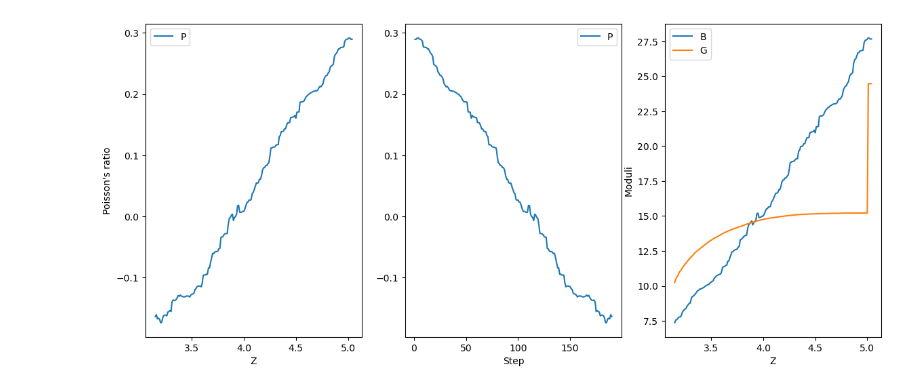
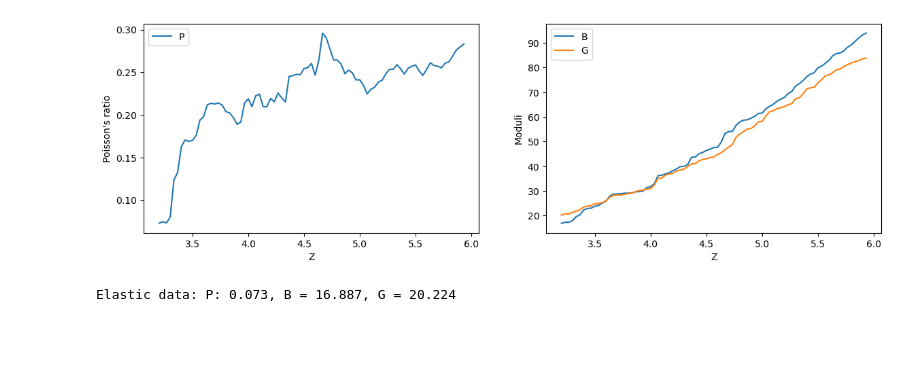
Before and after one commit to Shteingolts/auxetic_optimizer, a Jupyter notebook: test.ipynb, the cells around one changed output. Cells and saved outputs as stored; diff of their text form; code cells hidden in the pictures; blank space fills up the shorter version.

```diff
--- a/test.ipynb
+++ b/test.ipynb
@@ -12,21 +31,59 @@ opt_history = main.load_optimization_log(os.path.join(opt_dir, "optimization_log
 # %%
-steps = [i+1 for i in range(len(opt_history))]
-Bs = [step.dG.bulk_modulus for step in opt_history]
-Gs = [step.dG.shear_modulus for step in opt_history]
-Ps = [step.dG.p_ratio for step in opt_history]
-Zs = [step.network.coordination_number for step in opt_history]
+def plot_opt_history(log_dir: str, log_file:str = "optimization_log.pkl"):
+    opt_history = main.load_optimization_log(os.path.join(log_dir, log_file))
+    steps = [i+1 for i in range(len(opt_history))]
+    Bs = [step.dG.bulk_modulus for step in opt_history]
+    Gs = [step.dG.shear_modulus for step in opt_history]
+    Ps = [step.dG.p_ratio for step in opt_history]
+    Zs = [step.network.coordination_number for step in opt_history]
+    fig, axs = plt.subplots(nrows=1, ncols=2, figsize=(14, 4))
+    axs[0].plot(Zs, Ps, label='P')
+    axs[0].set_ylabel("Poisson's ratio")
+    axs[0].set_xlabel("Z")
+    axs[0].legend()
+    # P ratio graph
+    # axs[1].plot(steps, Ps, label='P')
+    # axs[1].set_xlabel("Step")
+    # axs[1].legend()
+    # Moduli graph
+    axs[1].plot(Zs, Bs, label='B')
+    axs[1].plot(Zs, Gs, label='G')
+    axs[1].set_ylabel("Moduli")
+    axs[1].set_xlabel("Z")
+    axs[1].legend()
+    plt.show()
+
+    return opt_history
+# %%
+# history = plot_opt_history("/home/sergey/work/auxetic_optimizer/successful_cases/", log_file="small_auxetic_0.01.pkl")
+history = plot_opt_history("/home/sergey/work/auxetic_optimizer/networks/60/0")
+# old_network = history[0].network
+# old_network.write_to_file("/home/sergey/work/auxetic_optimizer/successful_cases/step0_0.01.lmp")
+# %% [output]
+[figure, added]
+Elastic data: P: 0.073, B = 16.887, G = 20.224
 # %%
+# opt_dir = "/home/sergey/python/simulator_data_gen/data/raw/networks/90/0"
+opt_dir = "networks/80/0"
+
+opt_history = main.load_optimization_log(os.path.join(opt_dir, "optimization_log.pkl"))
+# opt_history = main.load_optimization_log(os.path.join(opt_dir, "small_auxetic.pkl"))
+
+steps = [i+1 for i in range(len(opt_history))]
+Bs = [step.dG.bulk_modulus for step in opt_history]
+Gs = [step.dG.shear_modulus for step in opt_history]
+Ps = [step.dG.p_ratio for step in opt_history]
+Zs = [step.network.coordination_number for step in opt_history]
+
 fig, axs = plt.subplots(nrows=1, ncols=3, figsize=(14, 6))
 # P ratio graph
 axs[0].plot(Zs, Ps, label='P')
 axs[0].set_ylabel("Poisson's ratio")
 axs[0].set_xlabel("Z")
-# axs[0].set_ylim(-0.15, 0.25)
 axs[0].legend()
 # P ratio graph
 axs[1].plot(steps, Ps, label='P')
 axs[1].set_xlabel("Step")
-# axs[1].set_ylim(-0.15, 0.25)
 axs[1].legend()
 # Moduli graph
 axs[2].plot(Zs, Bs, label='B')
@@ -36,5 +93,3 @@ axs[2].set_xlabel("Z")
 axs[2].legend()
 
 plt.show()
-# %% [output]
-[figure, removed]
```
Also changed, not shown: parts of 3 cells of this notebook, 5 other files.
